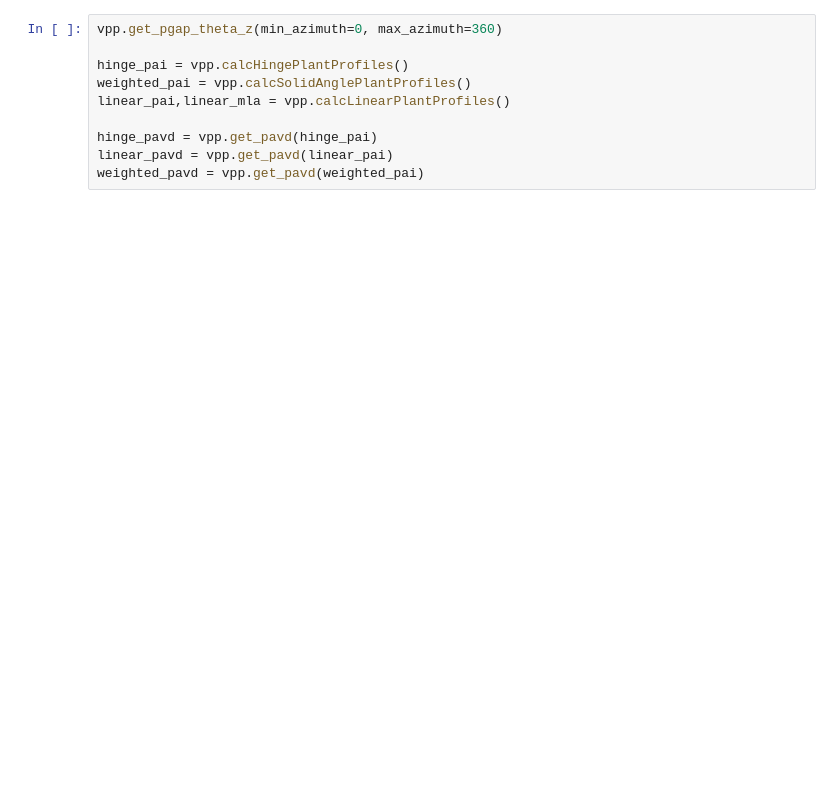
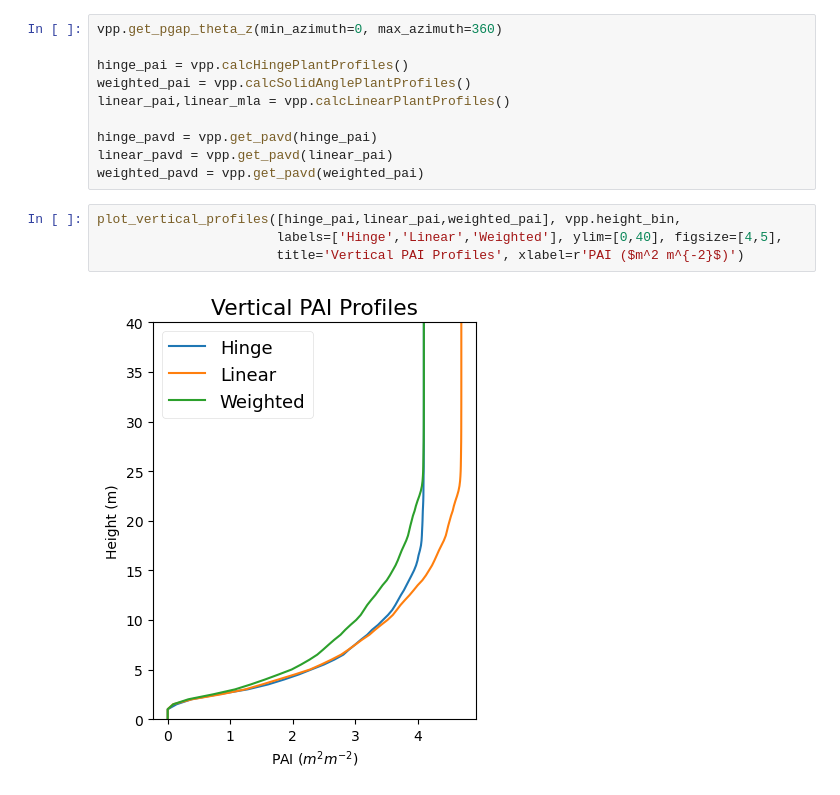
Before and after one commit to armstonj/pylidar-tls-canopy, a Jupyter notebook: notebooks/02_profiles_example.ipynb, the cells around one changed output. Saved outputs shown, nothing was run; the diff lists cells and outputs as text; blank space fills up the shorter version.

```diff
--- a/notebooks/02_profiles_example.ipynb
+++ b/notebooks/02_profiles_example.ipynb
@@ -134,5 +175,11 @@ linear_pai,linear_mla = vpp.calcLinearPlantProfiles()
 hinge_pavd = vpp.get_pavd(hinge_pai)
 linear_pavd = vpp.get_pavd(linear_pai)
 weighted_pavd = vpp.get_pavd(weighted_pai)
+# %%
+plot_vertical_profiles([hinge_pai,linear_pai,weighted_pai], vpp.height_bin,
+                       labels=['Hinge','Linear','Weighted'], ylim=[0,40], figsize=[4,5],
+                       title='Vertical PAI Profiles', xlabel=r'PAI ($m^2 m^{-2}$)')
+# %% [output]
+[figure, added]
 # %%
 plot_vertical_profiles([hinge_pavd,linear_pavd,weighted_pavd], vpp.height_bin,
```
Also changed, not shown: parts of 20 cells of this notebook.
